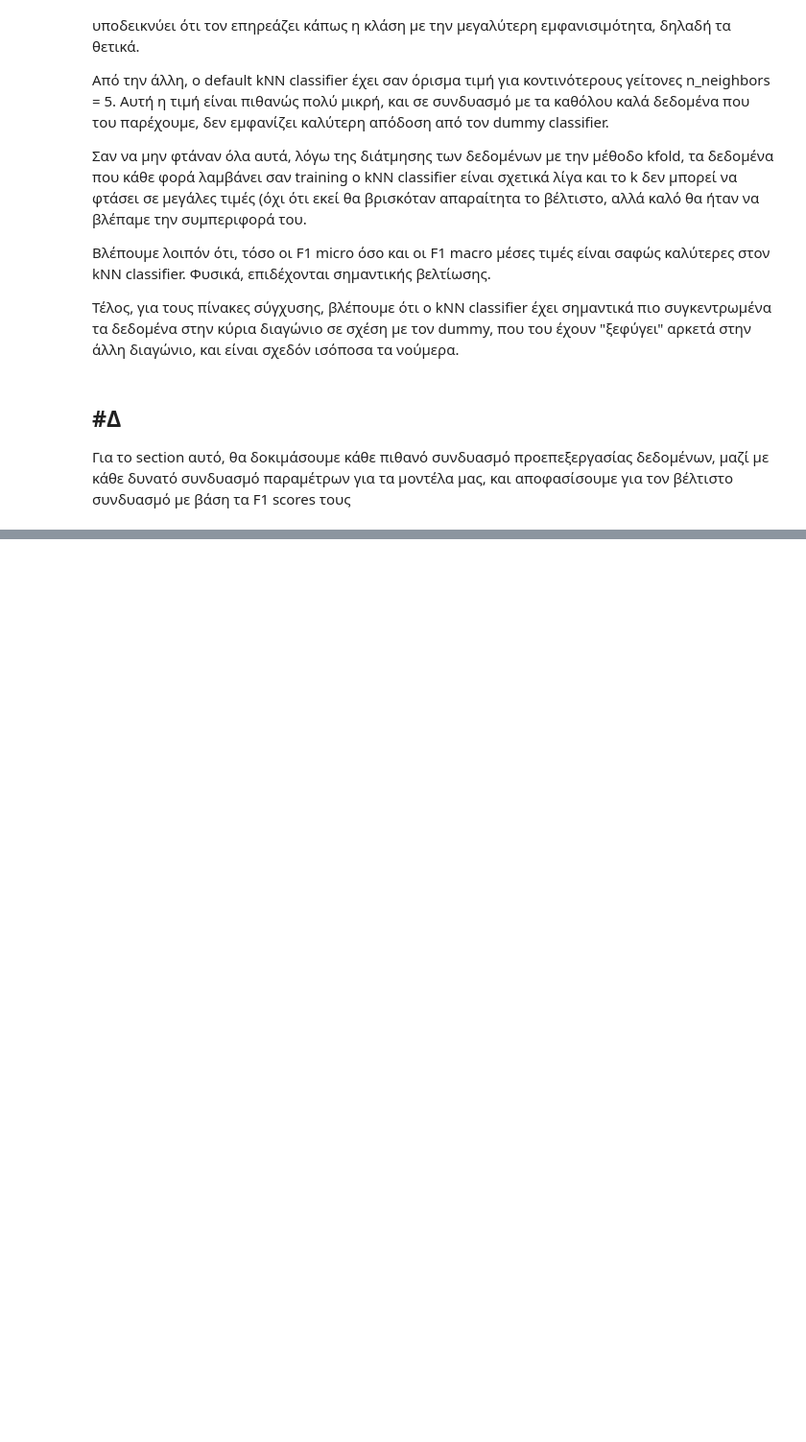
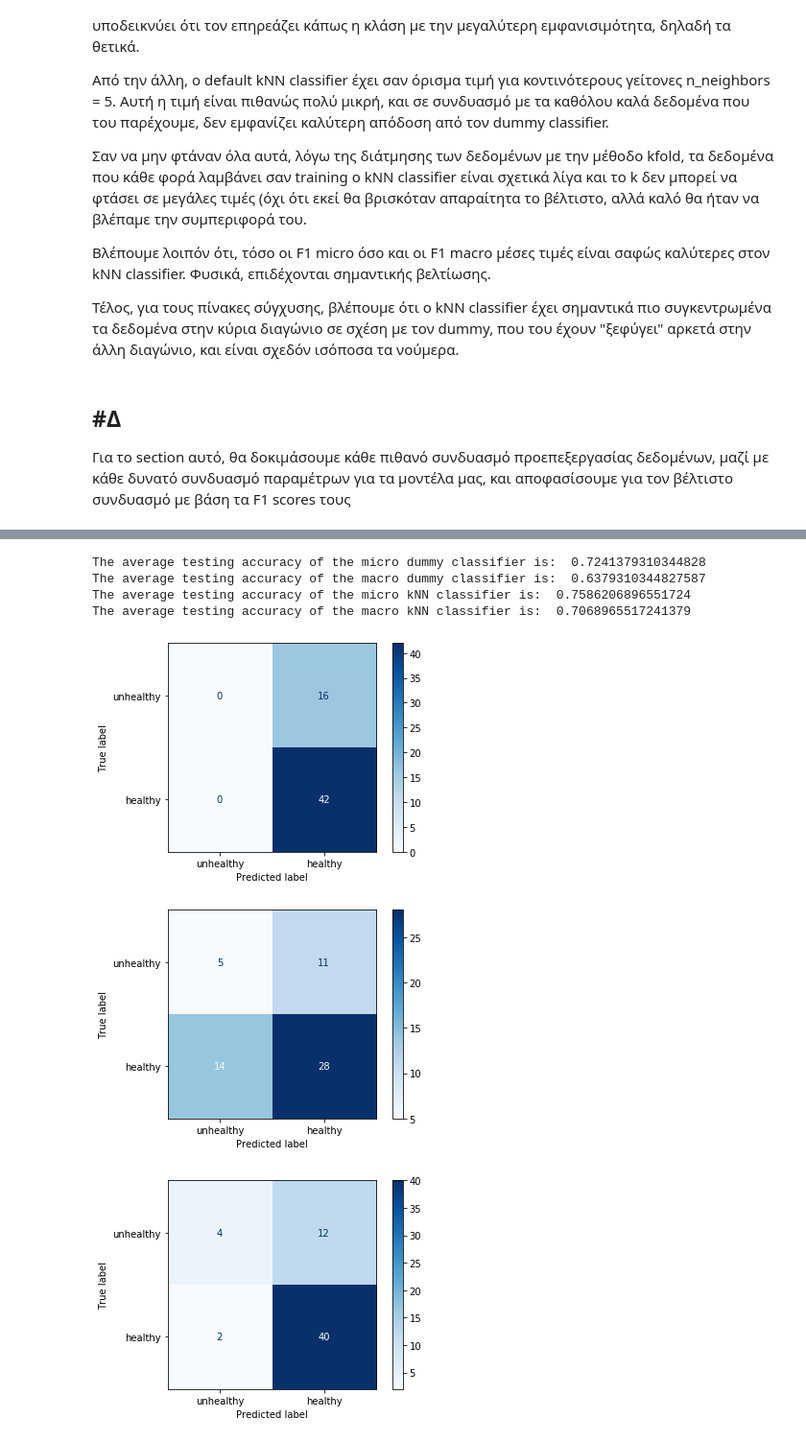
Before and after one commit to georgeaidinis/NTUA, a Jupyter notebook: NN/Lab 1/Lab_1_Small_NN.ipynb, the cells around one changed output, grey strips where cells are left out. Shown at 96% size. Saved outputs shown, nothing was run; the diff lists cells and outputs as text; code cells hidden in the pictures; blank space fills up the shorter version.

```diff
--- a/NN/Lab 1/Lab_1_Small_NN.ipynb
+++ b/NN/Lab 1/Lab_1_Small_NN.ipynb
@@ -876,15 +881,14 @@ for parameter in [None, 'most_frequent', 'stratified', 'uniform', 'prior']:
                 #Start measuring the time:
                 start_time = time.time()
                 dummy, best_parameter, avg_f1_scores = model_tuning(("dummy", parameter), folded_data=folds, f1 = "micro", preprocessing_steps = prep)
-                #print("Συνολικός χρόνος fit και predict: %s seconds" % (time.time() - start_time))
-
+                duration = time.time() - start_time
                 #print("F1 micro score: ", avg_f1_scores)
 
                 #print("Achieved with: {parameter = ", best_parameter, ", standardizer = ", standardizer,", selector = ", selector, ", sampling = ", sampler,"}")
 
                 if avg_f1_scores > best_dummy_f1_micro:
                     best_dummy_f1_micro = avg_f1_scores
-                    best_f1_micro_dummy = (dummy, best_parameter)
+                    best_f1_micro_dummy = (dummy, best_parameter, standardizer, selector, sampler, duration)
                     print("==============================================================================================================")
                     print("Best F1 micro score so far: ", avg_f1_scores)
                     print("Achieved with: {parameter = ", best_parameter, ", standardizer = ", standardizer,", selector = ", selector, ", sampling = ", sampler,"}")
@@ -908,7 +912,7 @@ for parameter in [None, 'most_frequent', 'stratified', 'uniform', 'prior']:
                 #Start measuring the time:
                 start_time = time.time()
                 dummy, best_parameter, avg_f1_scores = model_tuning(("dummy", parameter), folded_data=folds, f1 = "macro", preprocessing_steps = prep)
-                #print("Συνολικός χρόνος fit και predict: %s seconds" % (time.time() - start_time))
+                duration = time.time() - start_time
 
                 #print("F1 macro score: ", avg_f1_scores)
 
@@ -916,7 +920,7 @@ for parameter in [None, 'most_frequent', 'stratified', 'uniform', 'prior']:
 
                 if avg_f1_scores > best_dummy_f1_macro:
                     best_dummy_f1_macro = avg_f1_scores
-                    best_f1_macro = (dummy, best_parameter)
+                    best_f1_macro = (dummy, best_parameter, standardizer, selector, sampler, duration)
                     print("==============================================================================================================")
                     print("Best F1 macro score so far: ", avg_f1_scores)
                     print("Achieved with: {parameter = ", best_parameter, ", standardizer = ", standardizer,", selector = ", selector, ", sampling = ", sampler,"}")
@@ -1010,0 +1046,9 @@ UnboundLocalError: ignored
+# %%
+data = (train, train_labels, test,  test_labels)
+
+(dummy_micro, best_parameter1, standardizer1, selector1, sampler1, duration1) = best_f1_micro_dummy
+(dummy_macro, best_parameter2, standardizer2, selector2, sampler2, duration2) = best_f1_macro
+
+
+(knn_micro, best_parameter3, standardizer3, selector3, sampler3, duration3) = best_f1_micro_knn
+(knn_macro, best_parameter4, standardizer4, selector4, sampler4, duration4) = best_f1_macro_knn
@@ -1010,0 +1057,62 @@ UnboundLocalError: ignored
+# %%
+preds3 = dummy_micro.predict(test)
+preds4 = dummy_macro.predict(test)
+preds5 = knn_micro.predict(test)
+preds6 = knn_macro.predict(test)
+
+#print the accuracies:
+print("The average testing accuracy of the micro dummy classifier is: ", accuracy_score(test_labels, preds3))
+print("The average testing accuracy of the macro dummy classifier is: ", accuracy_score(test_labels, preds4))
+print("The average testing accuracy of the micro kNN classifier is: ", accuracy_score(test_labels, preds5))
+print("The average testing accuracy of the macro kNN classifier is: ", accuracy_score(test_labels, preds6))
+
+#plot the confusion matrices:
+disp1 = plot_confusion_matrix(dummy_micro, test, test_labels,
+                                 display_labels=["unhealthy", "healthy"],
+                                 cmap=plt.cm.Blues)
+plt.show()
+
+disp1 = plot_confusion_matrix(dummy_macro, test, test_labels,
+                                 display_labels=["unhealthy", "healthy"],
+                                 cmap=plt.cm.Blues)
+plt.show()
+
+disp1 = plot_confusion_matrix(knn_micro, test, test_labels,
+                                 display_labels=["unhealthy", "healthy"],
+                                 cmap=plt.cm.Blues)
+plt.show()
+disp1 = plot_confusion_matrix(knn_macro, test, test_labels,
+                                 display_labels=["unhealthy", "healthy"],
+                                 cmap=plt.cm.Blues)
+plt.show()
+
+#print the classification reports, where f1 macro average is shown:
+print(classification_report(test_labels, preds3, target_names=["unhealthy", "healthy"]))
+print(classification_report(test_labels, preds4, target_names=["unhealthy", "healthy"]))
+print(classification_report(test_labels, preds5, target_names=["unhealthy", "healthy"]))
+print(classification_report(test_labels, preds6, target_names=["unhealthy", "healthy"]))
+
+
+#print the micro dummy scores:
+print("F1 micro score for the  micro dummy classifier is: ", f1_score(test_labels, preds3, average = 'micro'))
+print("F1 macro score for the  micro dummy classifier is: ", f1_score(test_labels, preds3, average = 'macro'))
+
+#print the macro dummy scores:
+print("F1 micro score for the  macro dummy classifier is: ", f1_score(test_labels, preds4, average = 'micro'))
+print("F1 macro score for the  macro dummy classifier is: ", f1_score(test_labels, preds4, average = 'macro'))
+
+#print the micro knn scores:
+print("F1 micro score for the  micro kNN classifier is: ", f1_score(test_labels, preds5, average = 'micro'))
+print("F1 macro score for the  micro kNN classifier is: ", f1_score(test_labels, preds5, average = 'macro'))
+
+#print the macro knn scores:
+print("F1 micro score for the  macro kNN classifier is: ", f1_score(test_labels, preds6, average = 'micro'))
+print("F1 macro score for the  macro kNN classifier is: ", f1_score(test_labels, preds6, average = 'macro'))
+# %% [output]
+The average testing accuracy of the micro dummy classifier is:  0.7241379310344828
+The average testing accuracy of the macro dummy classifier is:  0.6379310344827587
+The average testing accuracy of the micro kNN classifier is:  0.7586206896551724
+The average testing accuracy of the macro kNN classifier is:  0.7068965517241379
+[figure, added]
+[figure, added]
+[figure, added]
```
Also changed, not shown: parts of 23 cells of this notebook.
